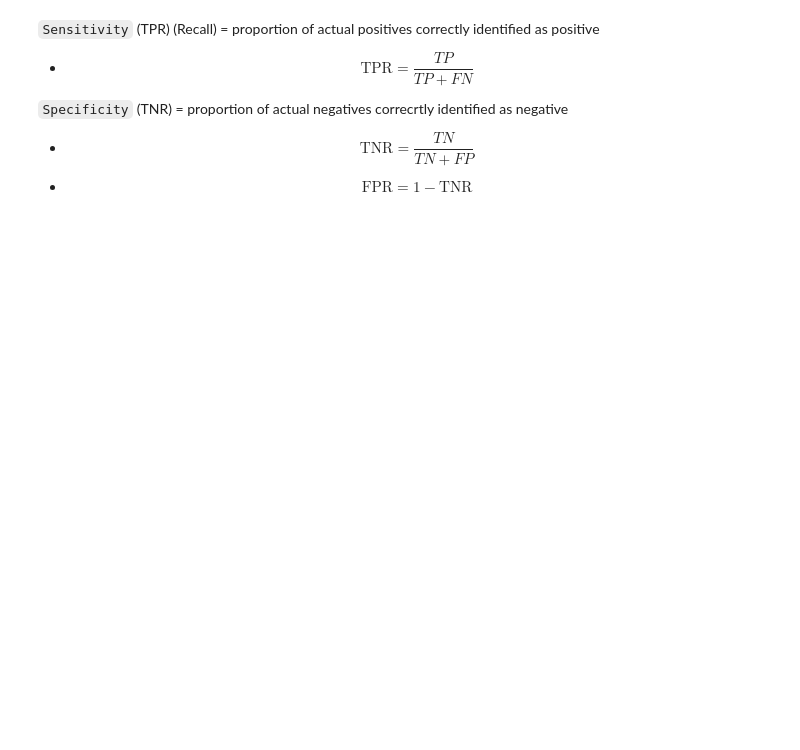
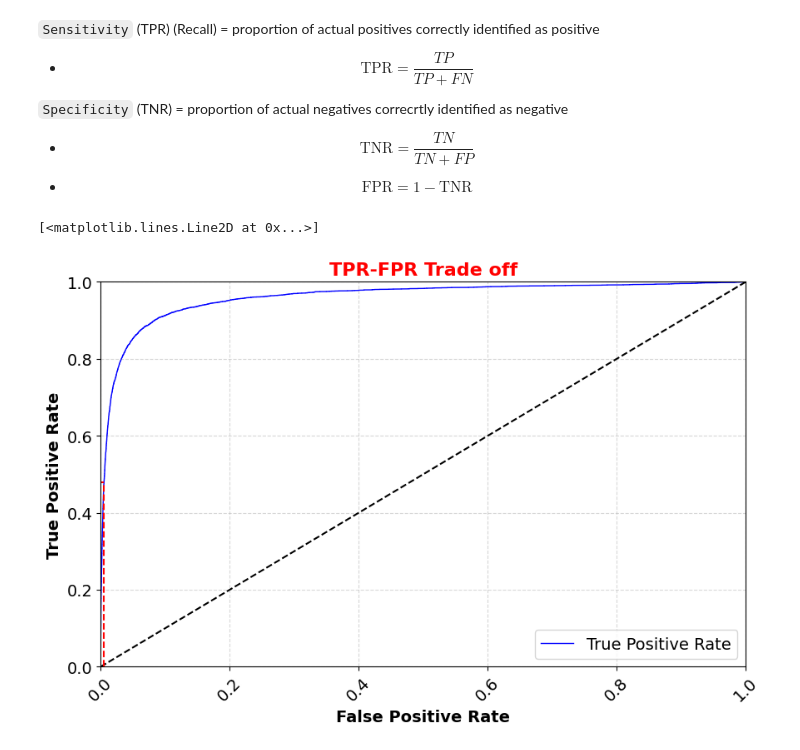
Before and after one commit to ArunNegi112/Machine_Learning, a Jupyter notebook: 3_Classification/1_classification.ipynb, the cells around one changed output. Drawn from its saved outputs; the diff is of its cells as text; code cells hidden in the pictures; blank space fills up the shorter version.

Commit message:
Plot ROC curve

```diff
--- a/3_Classification/1_classification.ipynb
+++ b/3_Classification/1_classification.ipynb
@@ -544,3 +551,34 @@ Similar to Precision-Recall trade off, this curve plots _TPR (True positive rate
 `Specificity` (TNR)  = proportion of actual negatives correcrtly identified as negative
 - $$\text{TNR}= \frac{TN}{TN+FP}$$
 - $$\text{FPR}= 1 - \text{TNR}$$
+# %%
+from sklearn.metrics import roc_curve  #roc_curve is only for binary classification
+fpr,tpr,thresholds = roc_curve(y_train_5,y_scores)
+# %%
+def plot_tpr_fr(tpr,fpr):
+    plt.figure(figsize=(10,6))
+    plt.plot(fpr,tpr,linewidth = 1,c='b',label='True Positive Rate')
+    plt.grid(True,linestyle='--',alpha=0.5)
+    plt.legend(loc='best')
+    plt.xticks(label='Threshold',rotation = 45);
+    plt.axis([0,1,0,1])
+    plt.xlabel("False Positive Rate",fontweight='bold')
+    plt.ylabel("True Positive Rate",fontweight='bold')
+    plt.title("TPR-FPR Trade off",c='r')
+
+plot_tpr_fr(tpr,fpr)
+
+
+# TPR-FPR plot by completely random classifier
+plt.plot([0,1],[0,1],'k--')
+
+#Getting point with >=90% precision
+recall_when_precision_more_than_90 = recall[np.argmax(precision>=.90)]
+fpr_at_that_precision = fpr[np.argmax(tpr>=recall_when_precision_more_than_90)]
+
+#plot this "Point"
+plt.plot([fpr_at_that_precision,fpr_at_that_precision],[0.0,recall_when_precision_more_than_90],'r--')
+plt.plot([0.0,fpr_at_that_precision],[recall_when_precision_more_than_90,recall_when_precision_more_than_90],'r--')
+# %% [output]
+[<matplotlib.lines.Line2D at 0x...>]
+[figure, added]
```
Also changed, not shown: parts of 9 cells of this notebook.
